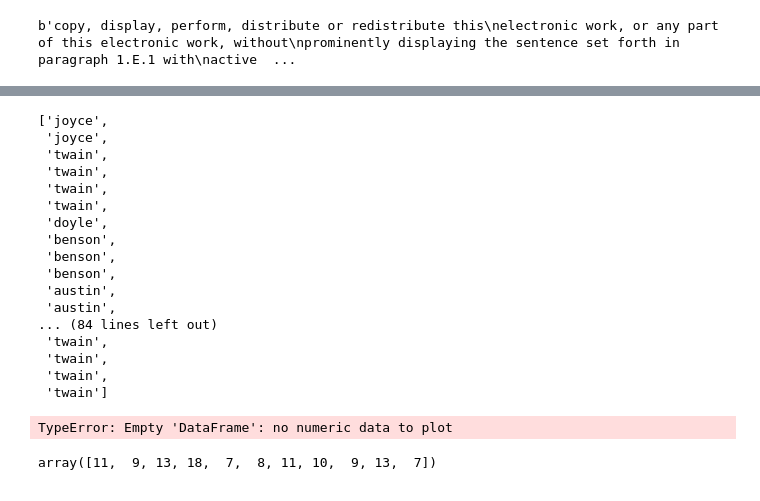
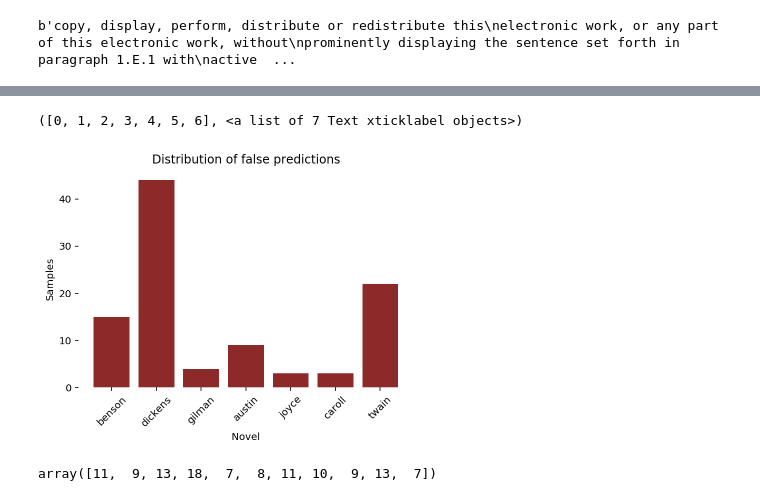
Before and after one commit to ewenw/AuthorML, a Jupyter notebook: Project.ipynb, the cells around one changed output, grey strips where cells are left out. Saved outputs shown, nothing was run; the diff lists cells and outputs as text; code cells hidden in the pictures.

```diff
--- a/Project.ipynb
+++ b/Project.ipynb
@@ -283,36 +288,17 @@ plt.grid(False)
-# %%
-type(y_pred)
-len(y_pred)
-len(test_y)
-list(test_authors[y_pred!=test_y])
-# %% [output]
-['joyce',
- 'joyce',
- 'twain',
- 'twain',
- 'twain',
- 'twain',
- 'doyle',
- 'benson',
- 'benson',
- 'benson',
- 'austin',
- 'austin',
-... (84 lines left out)
- 'twain',
- 'twain',
- 'twain',
- 'twain']
 # %%
-test_authors[y_pred!=test_y].plot.hist(grid=True, bins=11, rwidth=0.9,
-                   color='#8c2a2a')
+sizes = Counter(np.array(texts.target_names)[y_pred[y_pred!=test_y]])
+counts = list(sizes.values())
+titles = list(sizes.keys())
 plt.title('Distribution of false predictions')
+plt.bar(titles,counts,color='#8c2a2a')
 plt.xlabel('Novel')
 plt.ylabel('Samples')
 plt.box(False)
 plt.grid(False)
+plt.xticks(rotation=45)
 # %% [output]
-TypeError: Empty 'DataFrame': no numeric data to plot
+([0, 1, 2, 3, 4, 5, 6], <a list of 7 Text xticklabel objects>)
+[figure, added]
 # %%
 np.bincount(test_y[y_pred!=test_y])
 # %% [output]
```
Also changed, not shown: parts of 7 cells of this notebook, 1 other file.
